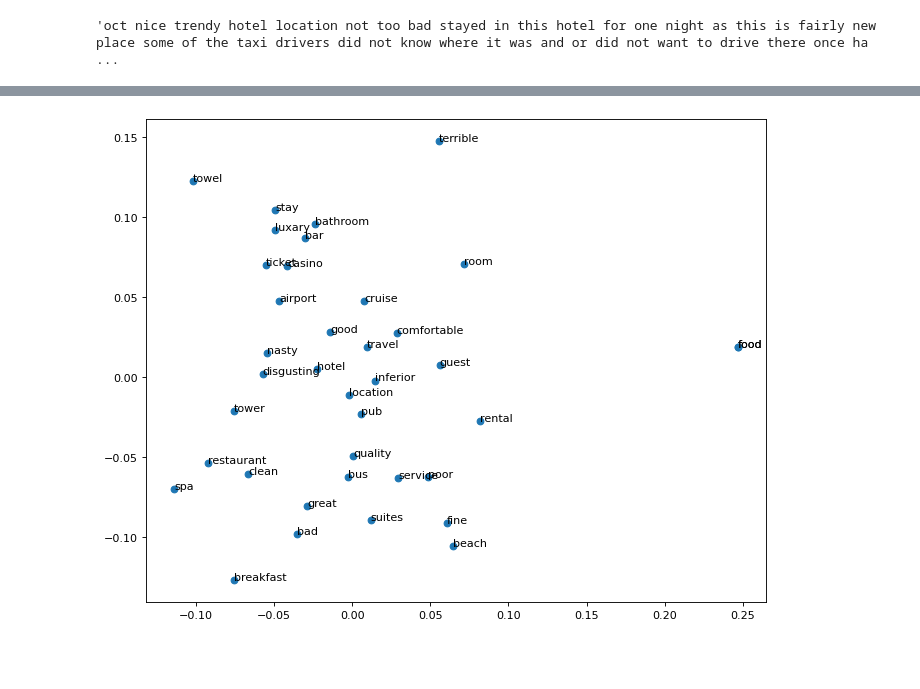
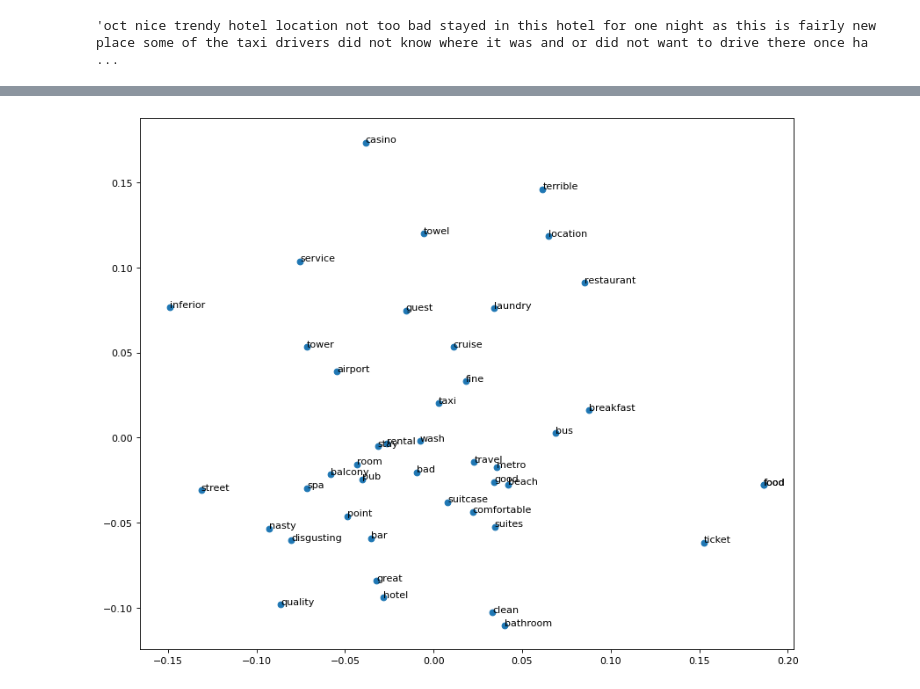
Before and after one commit to DimaFrank/ML, a Jupyter notebook: Copy_of_Final_Assignment.ipynb, the cells around one changed output, grey strips where cells are left out. Saved outputs shown, nothing was run; the diff lists cells and outputs as text; code cells hidden in the pictures; blank space fills up the shorter version.

```diff
--- a/Copy_of_Final_Assignment.ipynb
+++ b/Copy_of_Final_Assignment.ipynb
@@ -34,7 +36,7 @@ with open(file_path, 'r', encoding='utf-8') as f:
 # Remove newline characters
 reviews = [review.strip() for review in reviews]
 # %%
-reviews=reviews[:50000]
+# reviews=reviews[:100000]
 reviews[0]
 # %% [output]
 'oct nice trendy hotel location not too bad stayed in this hotel for one night as this is fairly new place some of the taxi drivers did not know where it was and or did not want to drive there once ha ...
@@ -102,7 +129,7 @@ for i, sequence in enumerate(sequences_filtered):
             special_token_index += 1
 
 
-window_size = 2
+window_size = 5
 
 # Create skip-gram pairs
 skip_grams = []
@@ -142,10 +169,14 @@ output = tf.keras.layers.Dense(1, activation='sigmoid')(dot_product)
 model = tf.keras.models.Model(inputs=[input_target, input_context], outputs=output)
 model.compile(loss='binary_crossentropy', optimizer='adam')
 
-epochs = 10
-batch_size = 512
+# Define early stopping
+patience=2
 
-loss_errors=[]
+epochs = 5
+batch_size = 1024
+loss_errors = []
+best_loss = float('inf')
+
 for epoch in range(epochs):
     loss = 0
     for i in range(0, len(skip_grams), batch_size):
@@ -156,6 +187,15 @@ for epoch in range(epochs):
         loss += model.train_on_batch([target_word, context_word], label)
         loss_errors.append(loss)
     print('Epoch:', epoch+1, 'Loss:', loss)
+    # Check if loss has improved
+    if loss < best_loss:
+        best_loss = loss
+        last_improvement = 0
+    else:
+        last_improvement += 1
+        if last_improvement >= patience:
+            print("Early stopping!")
+            break
 # %% [output]
 [nltk_data] Downloading package words to /root/nltk_data...
 [nltk_data]   Package words is already up-to-date!
@@ -230,26 +298,26 @@ Similar words for "pub":
 # %%
 from sklearn.decomposition import PCA
 
-figure(figsize=(10, 8), dpi=80)
+figure(figsize=(12, 10), dpi=80)
 
 # Get the embedding matrix
 embedding_matrix = model.get_layer('embedding').get_weights()[0]
 
 # Get the embeddings of the words we want to plot
-words_to_plot = ['hotel', 'room', 'clean', 'comfortable', 'service', 'location', 'breakfast', 'bathroom', 'casino', 'luxary',
+words_to_plot = ['hotel', 'room', 'clean', 'comfortable', 'service', 'location', 'breakfast', 'bathroom', 'casino',
                  'restaurant', 'airport', 'suites', 'food', 'pub', 'rental', 'ticket', 'guest', 'cruise', 'bar', 'food', 'tower',
-                 'spa', 'travel', 'stay', 'beach', 'towel', 'bus', 'good', 'great', 'fine', 'quality', 'bad', 'poor', 'inferior',
-                 'terrible', 'nasty', 'disgusting']
+                 'spa', 'travel', 'stay', 'beach', 'towel', 'bus', 'good', 'great', 'fine', 'quality', 'bad', 'inferior',
+                 'terrible', 'nasty', 'disgusting', 'balcony', 'laundry', 'suitcase', 'wash', 'point', 'street', 'taxi', 'metro']
 word_embeddings = [embedding_matrix[tokenizer.word_index[word]] for word in words_to_plot]
 
 # Use PCA to reduce the dimensionality of the embeddings to 2 dimensions
 pca = PCA(n_components=2)
 embeddings_2d = pca.fit_transform(word_embeddings)
 
 # Plot the embeddings in a scatter plot
 plt.scatter(embeddings_2d[:, 0], embeddings_2d[:, 1])
 for i, word in enumerate(words_to_plot):
     plt.annotate(word, xy=(embeddings_2d[i, 0], embeddings_2d[i, 1]))
 plt.show()
 # %% [output]
-[figure, old version]
+[figure, new version]
```
Also changed, not shown: parts of 9 cells of this notebook.
